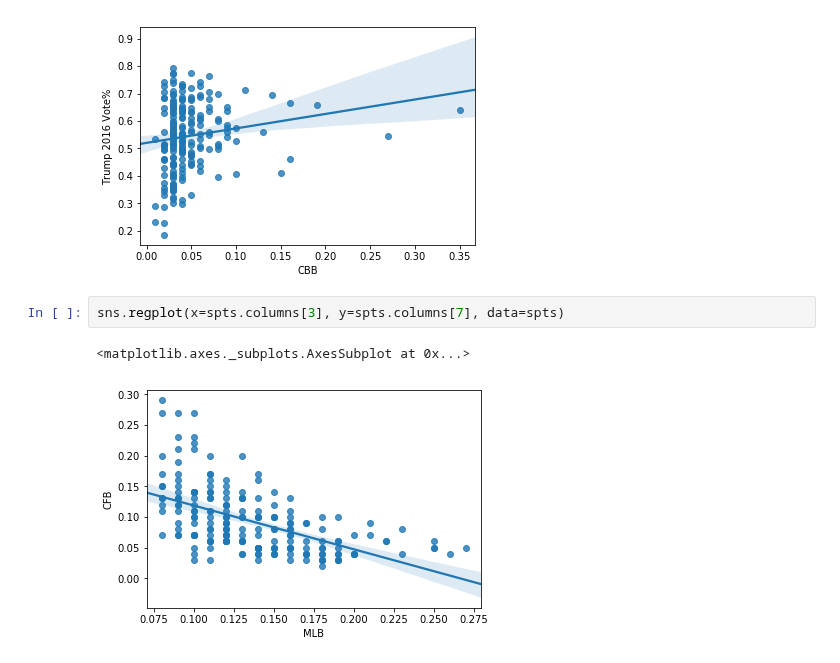
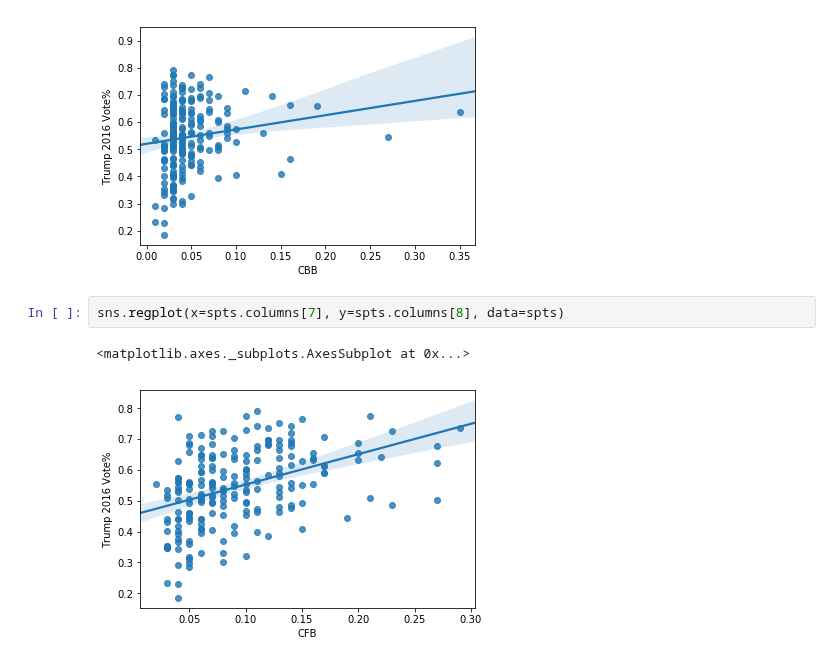
Before and after one commit to quiltdata/examples, a Jupyter notebook: FiveThirtyEight.ipynb, the cells around one changed output. Saved outputs shown, nothing was run; the diff lists cells and outputs as text.

Commit message:
correct last scatterplot

```diff
--- a/FiveThirtyEight.ipynb
+++ b/FiveThirtyEight.ipynb
@@ -111,7 +111,7 @@ sns.regplot(x=spts.columns[6], y=spts.columns[8], data=spts)
 <matplotlib.axes._subplots.AxesSubplot at 0x...>
 [figure]
 # %%
-sns.regplot(x=spts.columns[3], y=spts.columns[7], data=spts)
+sns.regplot(x=spts.columns[7], y=spts.columns[8], data=spts)
 # %% [output]
 <matplotlib.axes._subplots.AxesSubplot at 0x...>
-[figure, old version]
+[figure, new version]
```
Also changed, not shown: parts of 1 cell of this notebook.
